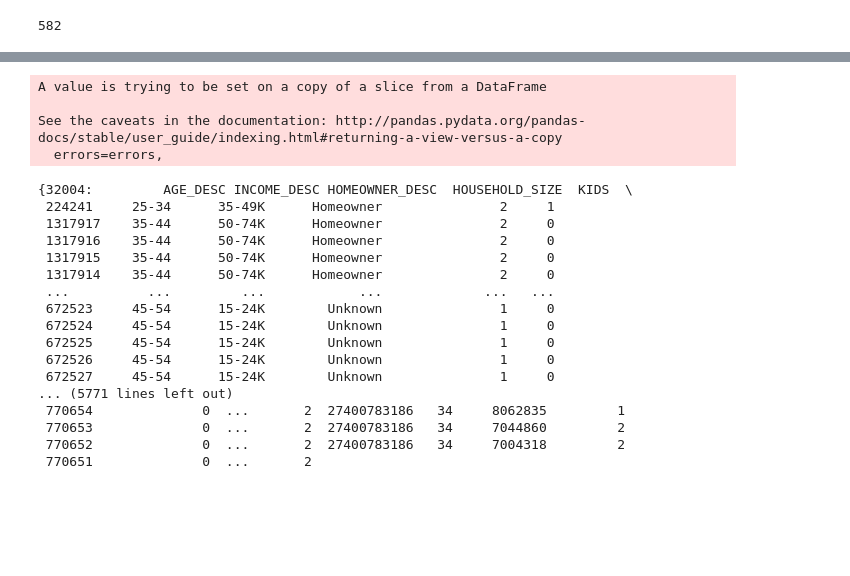
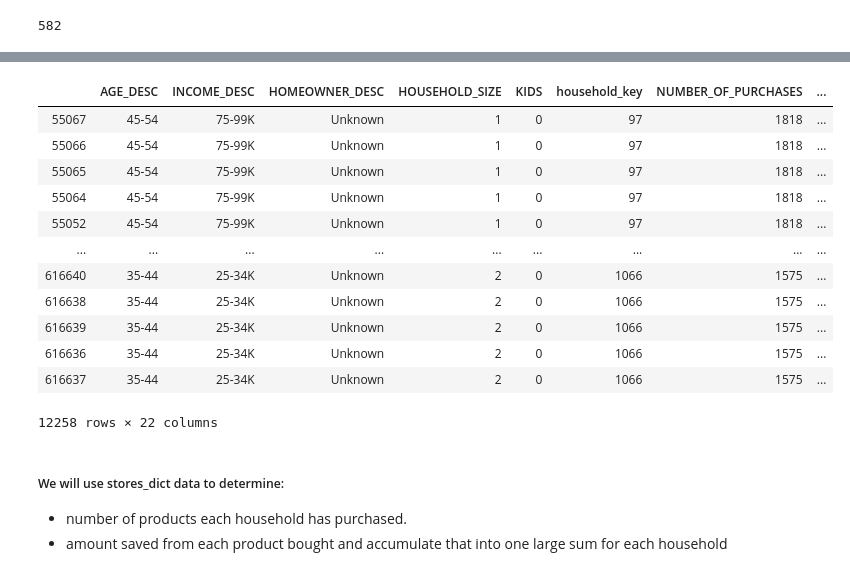
Before and after one commit to rstankovic/Retail-Data-Analytics, a Jupyter notebook: Repeat Purchase/Repeat Purchase.ipynb, the cells around one changed output, grey strips where cells are left out. Saved outputs shown, nothing was run; the diff lists cells and outputs as text; code cells hidden in the pictures; blank space fills up the shorter version.

```diff
--- a/Repeat Purchase/Repeat Purchase.ipynb
+++ b/Repeat Purchase/Repeat Purchase.ipynb
@@ -386,37 +276,20 @@ stores_dict
-# %%
-'''going to drop columns from the transaction lists so that we can get it ready for the ML portion of this project.
-we are going to drop:
-- STORE_ID: dropping this because we already split up the transaction dataframe into the dictionary above
-- MARITAL_STATUS_CODE: honestly i dont know what this is and i want to avoid getting bogged down in something that doesn't
-have a whole lot of impact. id say this is taking a risk in order to speed up getting a result.
-- HH_COMP_DESC: we already split this up into various categories
-- COUPON_MATCH_DISC: this is in the form of a percentage discount that is matched against some outside source. I just
-feel like sorting through this is not very worth it based on how much value I can see it providing.
-- HOMEOWNER_DESC_TO_INT: i dont know what this is either
--
-'''
-for store in stores_dict:
-    stores_dict[store].drop(columns = ['UNKNOWN_BINARY','STORE_ID','MARITAL_STATUS_CODE','HH_COMP_DESC','HOMEOWNER_DESC_TO_INT','COUPON_MATCH_DISC'], inplace = True)
-stores_dict
-# %% [output]
-A value is trying to be set on a copy of a slice from a DataFrame
-
-See the caveats in the documentation: http://pandas.pydata.org/pandas-docs/stable/user_guide/indexing.html#returning-a-view-versus-a-copy
-  errors=errors,
-{32004:         AGE_DESC INCOME_DESC HOMEOWNER_DESC  HOUSEHOLD_SIZE  KIDS  \
- 224241     25-34      35-49K      Homeowner               2     1
- 1317917    35-44      50-74K      Homeowner               2     0
- 1317916    35-44      50-74K      Homeowner               2     0
- 1317915    35-44      50-74K      Homeowner               2     0
- 1317914    35-44      50-74K      Homeowner               2     0
- ...          ...         ...            ...             ...   ...
- 672523     45-54      15-24K        Unknown               1     0
- 672524     45-54      15-24K        Unknown               1     0
- 672525     45-54      15-24K        Unknown               1     0
- 672526     45-54      15-24K        Unknown               1     0
- 672527     45-54      15-24K        Unknown               1     0
-... (5771 lines left out)
- 770654              0  ...       2  27400783186   34     8062835         1
- 770653              0  ...       2  27400783186   34     7044860         2
- 770652              0  ...       2  27400783186   34     7004318         2
- 770651              0  ...       2
+# %%
+stores_dict[364]
+# %% [output]
+|  | AGE_DESC | INCOME_DESC | HOMEOWNER_DESC | HOUSEHOLD_SIZE | KIDS | household_key | NUMBER_OF_PURCHASES | ... |
+| 55067 | 45-54 | 75-99K | Unknown | 1 | 0 | 97 | 1818 | ... |
+| 55066 | 45-54 | 75-99K | Unknown | 1 | 0 | 97 | 1818 | ... |
+| 55065 | 45-54 | 75-99K | Unknown | 1 | 0 | 97 | 1818 | ... |
+| 55064 | 45-54 | 75-99K | Unknown | 1 | 0 | 97 | 1818 | ... |
+| 55052 | 45-54 | 75-99K | Unknown | 1 | 0 | 97 | 1818 | ... |
+| ... | ... | ... | ... | ... | ... | ... | ... | ... |
+| 616640 | 35-44 | 25-34K | Unknown | 2 | 0 | 1066 | 1575 | ... |
+| 616638 | 35-44 | 25-34K | Unknown | 2 | 0 | 1066 | 1575 | ... |
+| 616639 | 35-44 | 25-34K | Unknown | 2 | 0 | 1066 | 1575 | ... |
+| 616636 | 35-44 | 25-34K | Unknown | 2 | 0 | 1066 | 1575 | ... |
+| 616637 | 35-44 | 25-34K | Unknown | 2 | 0 | 1066 | 1575 | ... |
+12258 rows × 22 columns
+# %% [markdown]
+##### We will use stores_dict data to determine:
+- number of products each household has purchased.
+- amount saved from each product bought and accumulate that into one large sum for each household
```
Also changed, not shown: parts of 35 cells of this notebook.
